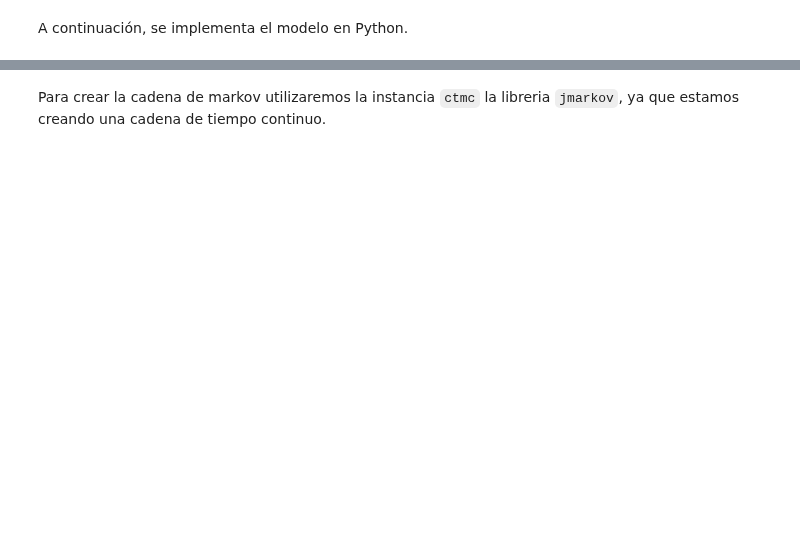
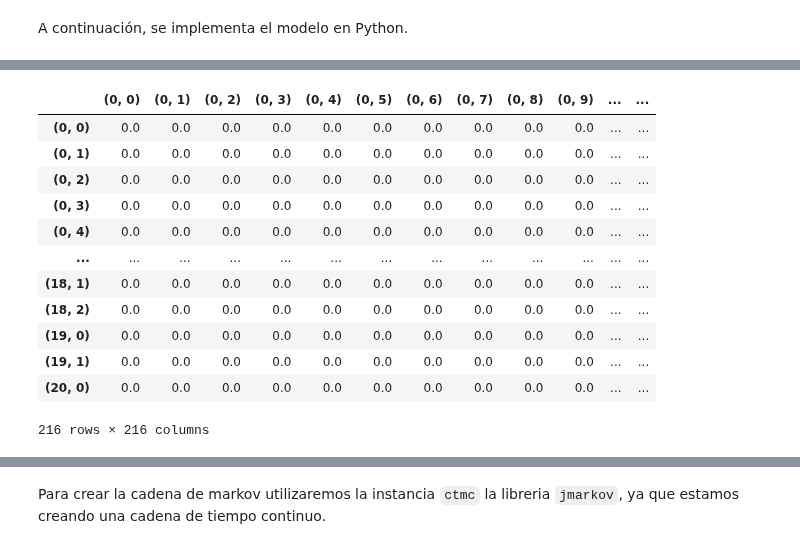
Before and after one commit to modelos-inst/LibroMoBI, a Jupyter notebook: content/complementarias/complementaria_markov_i.ipynb, the cells around one changed output, grey strips where cells are left out. Saved outputs shown, nothing was run; the diff lists cells and outputs as text; code cells hidden in the pictures; blank space fills up the shorter version.

```diff
--- a/content/complementarias/complementaria_markov_i.ipynb
+++ b/content/complementarias/complementaria_markov_i.ipynb
@@ -354,0 +315,9 @@ Tamaño de Q: (336, 336)
+# %%
+# 2. Generar espacio de estados
+estados = []
+for i in range(B + 1):
+    for j in range(B - b + 1):
+        if i + j <= B:
+            estados.append((i, j))
+
+estados
@@ -354,0 +342,4 @@ Tamaño de Q: (336, 336)
+# %%
+# Convertir los estados a formato texto
+etiquetas = [str(estado) for estado in estados]
+etiquetas
@@ -354,0 +364,18 @@ Tamaño de Q: (336, 336)
+# %%
+# 3. Inicializar la matriz Q llena de ceros con las etiquetas de texto
+Q = pd.DataFrame(0.0, index=etiquetas, columns=etiquetas)
+Q
+# %% [output]
+|  | (0, 0) | (0, 1) | (0, 2) | (0, 3) | (0, 4) | (0, 5) | (0, 6) | (0, 7) | (0, 8) | (0, 9) | ... | ... |
+| (0, 0) | 0.0 | 0.0 | 0.0 | 0.0 | 0.0 | 0.0 | 0.0 | 0.0 | 0.0 | 0.0 | ... | ... |
+| (0, 1) | 0.0 | 0.0 | 0.0 | 0.0 | 0.0 | 0.0 | 0.0 | 0.0 | 0.0 | 0.0 | ... | ... |
+| (0, 2) | 0.0 | 0.0 | 0.0 | 0.0 | 0.0 | 0.0 | 0.0 | 0.0 | 0.0 | 0.0 | ... | ... |
+| (0, 3) | 0.0 | 0.0 | 0.0 | 0.0 | 0.0 | 0.0 | 0.0 | 0.0 | 0.0 | 0.0 | ... | ... |
+| (0, 4) | 0.0 | 0.0 | 0.0 | 0.0 | 0.0 | 0.0 | 0.0 | 0.0 | 0.0 | 0.0 | ... | ... |
+| ... | ... | ... | ... | ... | ... | ... | ... | ... | ... | ... | ... | ... |
+| (18, 1) | 0.0 | 0.0 | 0.0 | 0.0 | 0.0 | 0.0 | 0.0 | 0.0 | 0.0 | 0.0 | ... | ... |
+| (18, 2) | 0.0 | 0.0 | 0.0 | 0.0 | 0.0 | 0.0 | 0.0 | 0.0 | 0.0 | 0.0 | ... | ... |
+| (19, 0) | 0.0 | 0.0 | 0.0 | 0.0 | 0.0 | 0.0 | 0.0 | 0.0 | 0.0 | 0.0 | ... | ... |
+| (19, 1) | 0.0 | 0.0 | 0.0 | 0.0 | 0.0 | 0.0 | 0.0 | 0.0 | 0.0 | 0.0 | ... | ... |
+| (20, 0) | 0.0 | 0.0 | 0.0 | 0.0 | 0.0 | 0.0 | 0.0 | 0.0 | 0.0 | 0.0 | ... | ... |
+216 rows × 216 columns
```
Also changed, not shown: parts of 39 cells of this notebook, 3 other files.
